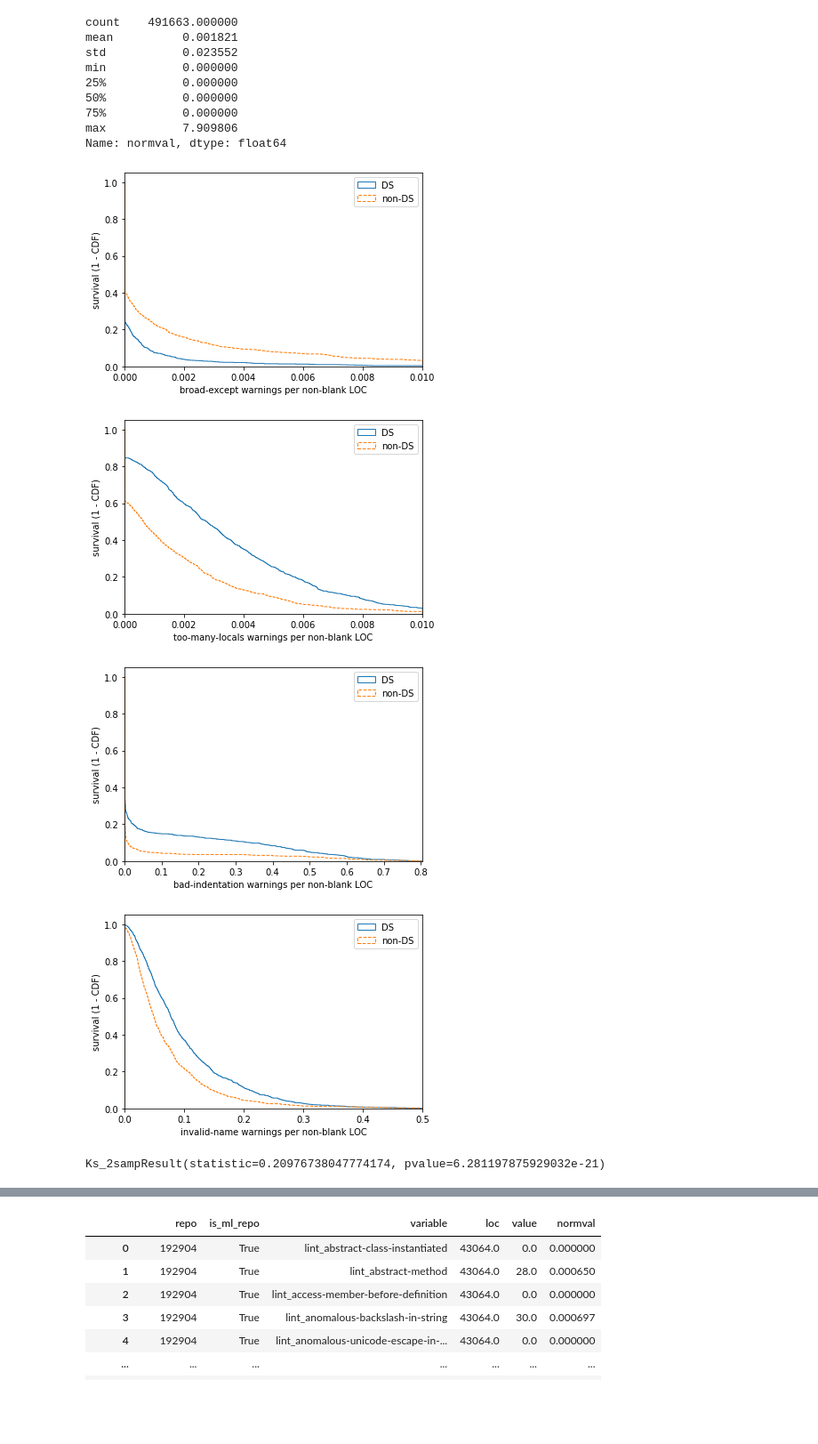
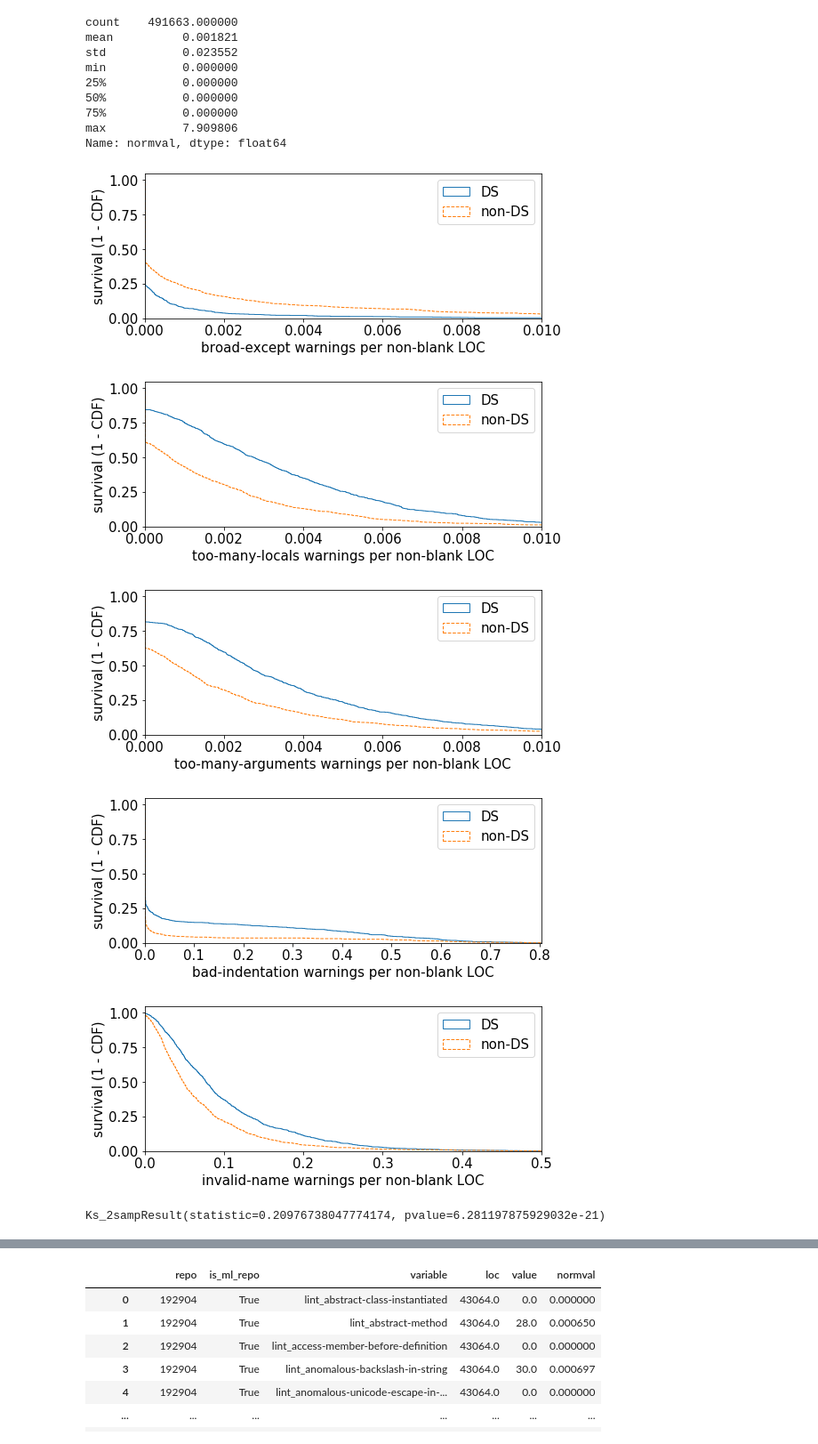
Before and after one commit to a2i2/mining-data-science-repositories, a Jupyter notebook: notebooks/ml-distribution.ipynb, the cells around one changed output, grey strips where cells are left out. Shown at 89% size. Saved outputs shown, nothing was run; the diff lists cells and outputs as text; code cells hidden in the pictures; blank space fills up the shorter version.

Commit message:
LOOKS: Increase figure font-size and reduce vertical height

```diff
--- a/notebooks/ml-distribution.ipynb
+++ b/notebooks/ml-distribution.ipynb
@@ -27,3 +28,6 @@ import matplotlib.pyplot as plt
 DATA_DIR = "../output/"
 NB_OUT = join(DATA_DIR, "notebooks_out")
 MERGED_DIR = join(DATA_DIR, "merged")
+# %%
+matplotlib.rcParams.update({'font.size': 15})
+plt.figure(figsize=(1,8))
@@ -735,6 +746,7 @@ def plot_all_lin_non_mlcats(dim, MAX=0.2):
     end = max(np.max(xs1), np.max(xs2), np.max(xs3), np.max(xs4)) #, np.max(xs5))
     linbins = np.linspace(start, end+0.001,1000)
 
+    plt.figure(figsize=(8,3))
     plt.hist(xs1, bins=linbins, density=True, histtype='step', cumulative=-1, label='ML 0')
     plt.hist(xs2, bins=linbins, density=True, histtype='step', cumulative=-1, label='ML 1', ls='--')
     plt.hist(xs3, bins=linbins, density=True, histtype='step', cumulative=-1, label='ML 2+', ls='-.')
@@ -746,7 +758,7 @@ def plot_all_lin_non_mlcats(dim, MAX=0.2):
     plt.xlim(start, end)
     plt.ylabel('survival (1 - CDF)')
     plt.legend(loc='upper right')
-    plt.savefig(join(NB_OUT, dim + '-modules-cdf-cutoff-nonml.png'), dpi=300)
+    plt.savefig(join(NB_OUT, dim + '-modules-cdf-cutoff-nonml.png'), dpi=300, bbox_inches='tight')
     plt.show()
 # %%
 for dim in dims:
@@ -791,6 +803,7 @@ def plot_all_lin_mlcats(dim, MAX=0.2, note=""):
     end = max(np.max(xs1), np.max(xs2), np.max(xs3), np.max(xs4)) #, np.max(xs5))
     linbins = np.linspace(start, end+0.001,1000)
 
+    plt.figure(figsize=(8,3))
     plt.hist(xs1, bins=linbins, density=True, histtype='step', cumulative=-1, label='ML 0')
     plt.hist(xs2, bins=linbins, density=True, histtype='step', cumulative=-1, label='ML 1', ls='--')
     plt.hist(xs3, bins=linbins, density=True, histtype='step', cumulative=-1, label='ML 2+', ls='-.')
@@ -802,7 +815,7 @@ def plot_all_lin_mlcats(dim, MAX=0.2, note=""):
     plt.xlim(start, end)
     plt.ylabel('survival (1 - CDF)')
     plt.legend(loc='upper right')
-    plt.savefig(join(NB_OUT, dim + note + '-modules-cdf-cutoff.png'), dpi=300)
+    plt.savefig(join(NB_OUT, dim + note + '-modules-cdf-cutoff.png'), dpi=300, bbox_inches='tight')
     plt.show()
 # %%
 len(melted_sanitized3_grouped_flat_deeponly_filt.repo.unique())
@@ -901,6 +918,7 @@ def plot_all_lin_cmp(dim, MAX=0.2, note=""):
     end = (max(np.max(xs1), np.max(xs2)))
     linbins = np.linspace(start, end+0.001,1000)
 
+    plt.figure(figsize=(8,3))
     plt.hist(xs1, bins=linbins, density=True, histtype='step', cumulative=-1, label='DS')
     plt.hist(xs2, bins=linbins, density=True, histtype='step', cumulative=-1, label='non-DS', ls='--')
     #plt.title(dim)
@@ -908,20 +926,22 @@ def plot_all_lin_cmp(dim, MAX=0.2, note=""):
     plt.xlim(start, end)
     plt.ylabel('survival (1 - CDF)')
     plt.legend(loc='upper right')
-    plt.savefig(join(NB_OUT, dim + note + '-cdf-cutoff.png'), dpi=300)
+    plt.savefig(join(NB_OUT, dim + note + '-cdf-cutoff.png'), dpi=300, bbox_inches='tight')
     plt.show()
 
     return ks
 # %%
 plot_all_lin_cmp("lint_broad-except", 0.01, "-cropped")
 plot_all_lin_cmp("lint_too-many-locals", 0.01, "-cropped")
+plot_all_lin_cmp("lint_too-many-arguments", 0.01, "-cropped")
 plot_all_lin_cmp("lint_bad-indentation", 1.0, "-cropped")
 plot_all_lin_cmp("lint_invalid-name", 0.5, "-cropped")
 # %% [output]
-[figure, old version]
+[figure, new version]
-[figure, old version]
+[figure, new version]
-[figure, old version]
+[figure, new version]
-[figure, old version]
+[figure, new version]
+[figure, added]
 Ks_2sampResult(statistic=0.20976738047774174, pvalue=6.281197875929032e-21)
 # %%
 for dim in dims:
```
Also changed, not shown: parts of 11 cells of this notebook, 1 other file.
